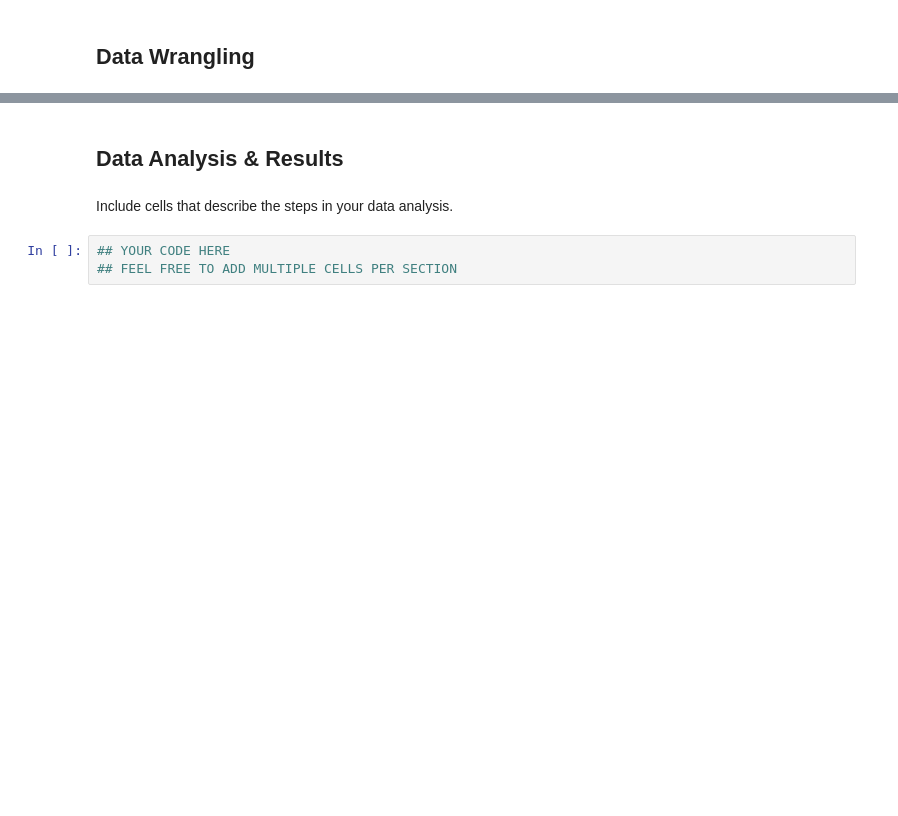
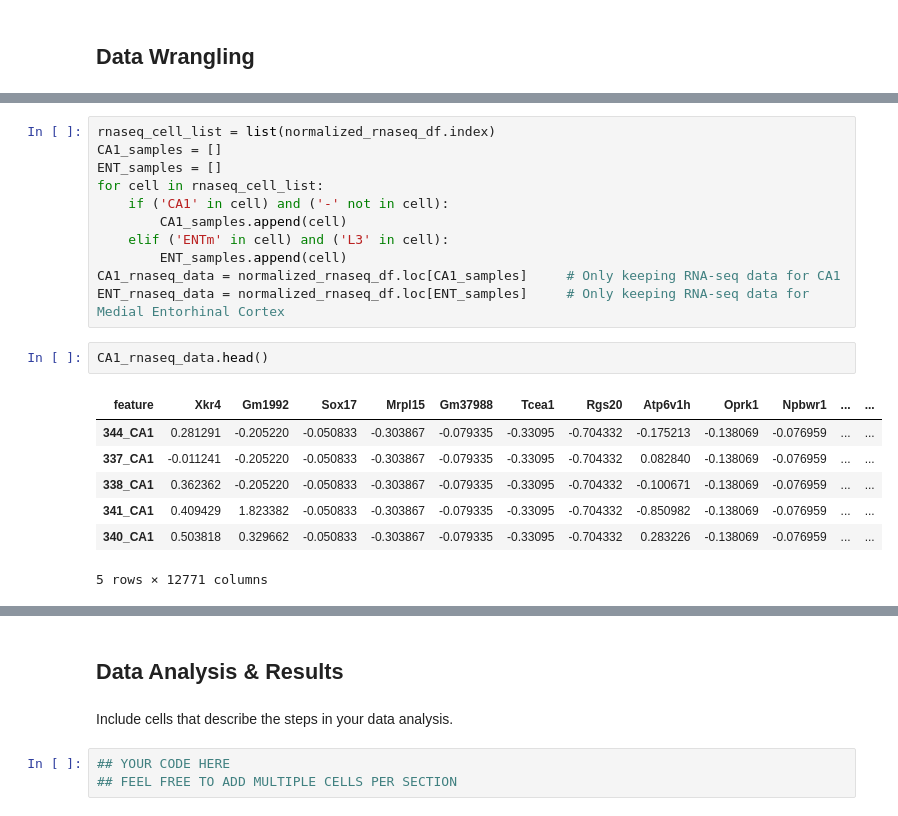
Before and after one commit to pbvijaya/BIPN162_Cell_Types, a Jupyter notebook: CellTypesProject_template.ipynb, the cells around one changed output, grey strips where cells are left out. Saved outputs shown, nothing was run; the diff lists cells and outputs as text; blank space fills up the shorter version.

```diff
--- a/CellTypesProject_template.ipynb
+++ b/CellTypesProject_template.ipynb
@@ -46,0 +74,21 @@ Describe your data wrangling steps here.
+# %%
+rnaseq_cell_list = list(normalized_rnaseq_df.index)
+CA1_samples = []
+ENT_samples = []
+for cell in rnaseq_cell_list:
+    if ('CA1' in cell) and ('-' not in cell):
+        CA1_samples.append(cell)
+    elif ('ENTm' in cell) and ('L3' in cell):
+        ENT_samples.append(cell)
+CA1_rnaseq_data = normalized_rnaseq_df.loc[CA1_samples]     # Only keeping RNA-seq data for CA1
+ENT_rnaseq_data = normalized_rnaseq_df.loc[ENT_samples]     # Only keeping RNA-seq data for Medial Entorhinal Cortex
+# %%
+CA1_rnaseq_data.head()
+# %% [output]
+| feature | Xkr4 | Gm1992 | Sox17 | Mrpl15 | Gm37988 | Tcea1 | Rgs20 | Atp6v1h | Oprk1 | Npbwr1 | ... | ... |
+| 344_CA1 | 0.281291 | -0.205220 | -0.050833 | -0.303867 | -0.079335 | -0.33095 | -0.704332 | -0.175213 | -0.138069 | -0.076959 | ... | ... |
+| 337_CA1 | -0.011241 | -0.205220 | -0.050833 | -0.303867 | -0.079335 | -0.33095 | -0.704332 | 0.082840 | -0.138069 | -0.076959 | ... | ... |
+| 338_CA1 | 0.362362 | -0.205220 | -0.050833 | -0.303867 | -0.079335 | -0.33095 | -0.704332 | -0.100671 | -0.138069 | -0.076959 | ... | ... |
+| 341_CA1 | 0.409429 | 1.823382 | -0.050833 | -0.303867 | -0.079335 | -0.33095 | -0.704332 | -0.850982 | -0.138069 | -0.076959 | ... | ... |
+| 340_CA1 | 0.503818 | 0.329662 | -0.050833 | -0.303867 | -0.079335 | -0.33095 | -0.704332 | 0.283226 | -0.138069 | -0.076959 | ... | ... |
+5 rows × 12771 columns
```
Also changed, not shown: parts of 12 cells of this notebook.
